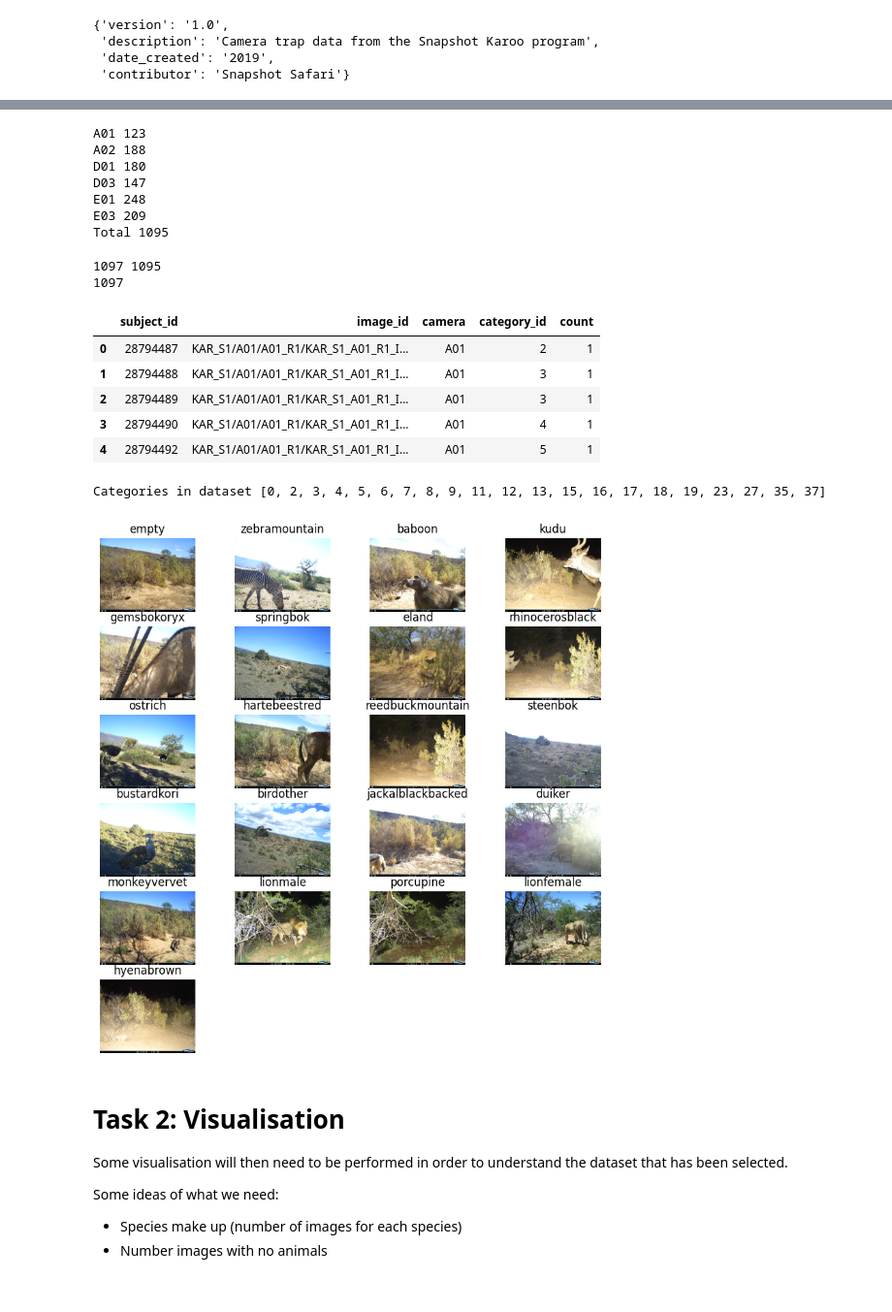
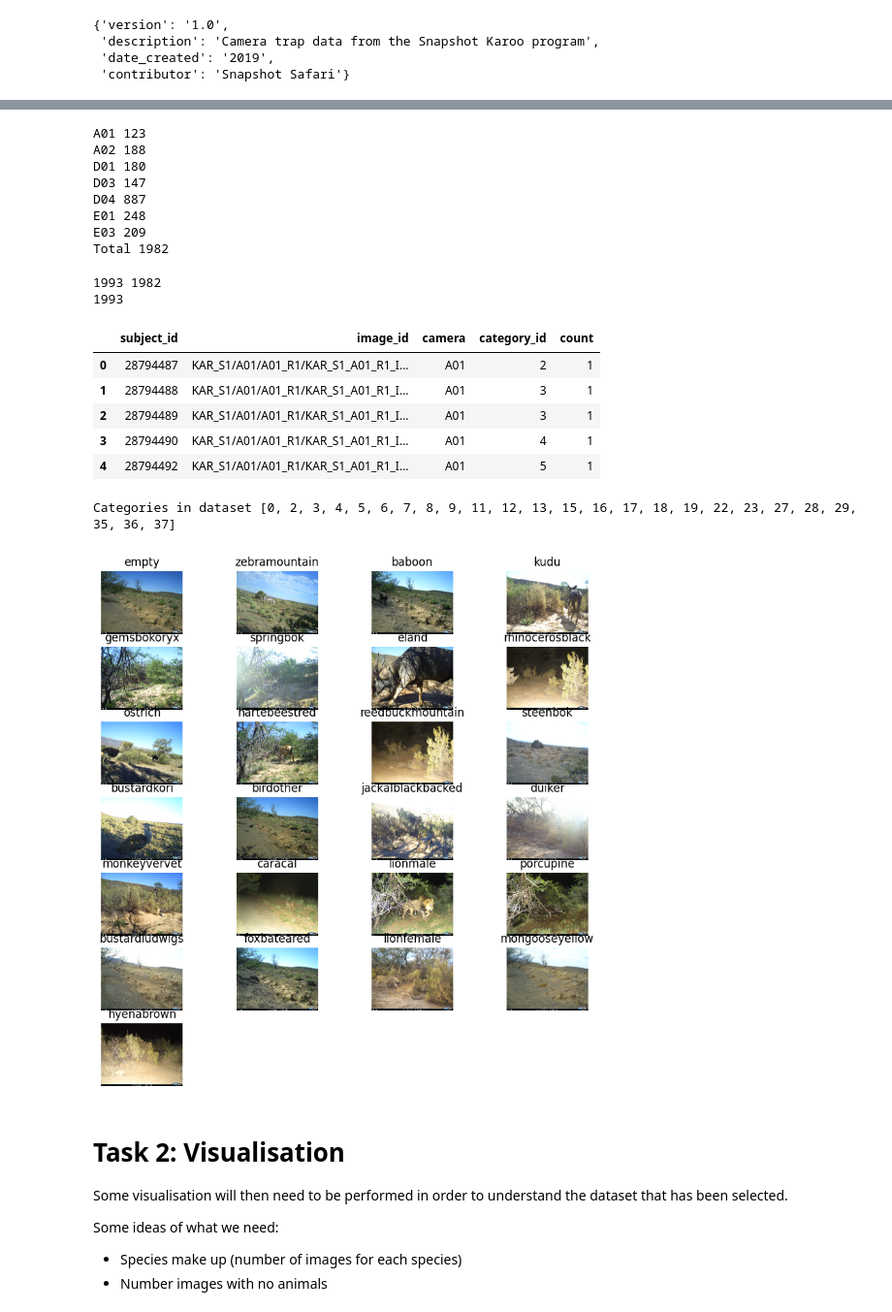
Before and after one commit to watch-raider/snapshot-karoo, a Jupyter notebook: SnapshotKaroo.ipynb, the cells around one changed output, grey strips where cells are left out. Shown at 97% size. Saved outputs shown, nothing was run; the diff lists cells and outputs as text; code cells hidden in the pictures.

```diff
--- a/SnapshotKaroo.ipynb
+++ b/SnapshotKaroo.ipynb
@@ -59,7 +80,7 @@ sample_data/  snapshot-karoo/
 # %%
 image_root_path = '/content/snapshot-karoo/KAR_S1'
 annotations_path = '/content/snapshot-karoo/SnapshotKaroo_S1_v1.0.json'
-camera_traps = ['A01', 'A02', 'D01', 'D03', 'E01', 'E03']
+camera_traps = ['A01', 'A02', 'D01', 'D03', 'D04', 'E01', 'E03']
 
 # Opening JSON file containing annotations
 annotations_json = open(annotations_path)
@@ -110,9 +131,10 @@ A01 123
 A02 188
 D01 180
 D03 147
+D04 887
 E01 248
 E03 209
-Total 1095
+Total 1982
 # %%
 # retreive annotations for selected images
 img_annotations = [x for x in annotations_data['annotations'] if '{}.JPG'.format(x['image_id'].split('/')[-1]) in all_img_paths]
@@ -124,8 +146,8 @@ df = pd.DataFrame(selected_data, columns=['subject_id', 'image_id', 'camera', 'c
 print(len(df))
 df.head()
 # %% [output]
-1097 1095
-1097
+1993 1982
+1993
 |  | subject_id | image_id | camera | category_id | count |
 | 0 | 28794487 | KAR_S1/A01/A01_R1/KAR_S1_A01_R1_I... | A01 | 2 | 1 |
 | 1 | 28794488 | KAR_S1/A01/A01_R1/KAR_S1_A01_R1_I... | A01 | 3 | 1 |
@@ -134,32 +156,32 @@ df.head()
 | 4 | 28794492 | KAR_S1/A01/A01_R1/KAR_S1_A01_R1_I... | A01 | 5 | 1 |
 # %%
 # Display some images
-categories = set(df['category_id'].values)
-categories = list(categories)
-print('Categories in dataset', categories)
+category_vals = set(df['category_id'].values)
+category_vals = list(category_vals)
+print('Categories in dataset', category_vals)
 
 figure = plt.figure(figsize=(10, 10))
-cols, rows = 4, (len(categories) // 4) + 1
+cols, rows = 4, (len(category_vals) // 4) + 1
 
 category_i = 0
 for i in range(1, cols * rows + 1):
-    if category_i < len(categories):
-        images = df[df['category_id'] == categories[category_i]]
+    if category_i < len(category_vals):
+        images = df[df['category_id'] == category_vals[category_i]]
         # Display different images each time
         random_img_id = random.randint(0, len(images) - 1)
         image = img.imread('/content/snapshot-karoo/{}.JPG'.format(images.iloc[random_img_id]['image_id']))
         figure.add_subplot(rows, cols, i)
-        plt.title(annotations_data['categories'][categories[category_i]]['name'])
+        plt.title(annotations_data['categories'][category_vals[category_i]]['name'])
         plt.axis("off")
         plt.imshow(image)
         category_i += 1
     else:
         break
 
 plt.show()
 # %% [output]
-Categories in dataset [0, 2, 3, 4, 5, 6, 7, 8, 9, 11, 12, 13, 15, 16, 17, 18, 19, 23, 27, 35, 37]
+Categories in dataset [0, 2, 3, 4, 5, 6, 7, 8, 9, 11, 12, 13, 15, 16, 17, 18, 19, 22, 23, 27, 28, 29, 35, 36, 37]
-[figure, old version]
+[figure, new version]
 # %% [markdown]
 # Task 2: Visualisation
 Some visualisation will then need to be performed in order to understand the dataset that has been selected.
```
Also changed, not shown: parts of 62 cells of this notebook.
